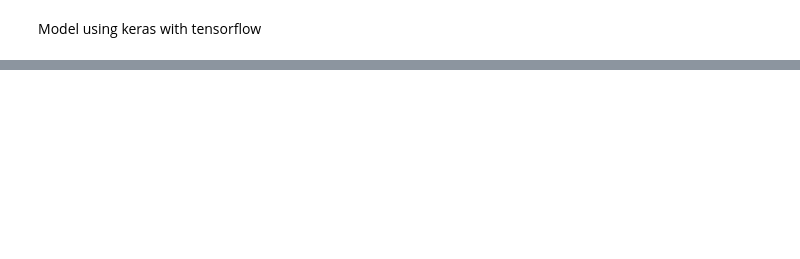
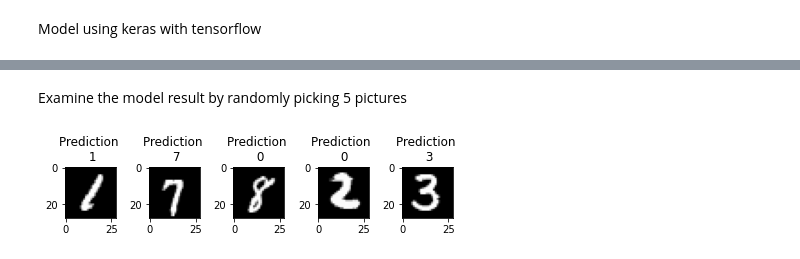
Before and after one commit to Violin1208/python_learning, a Jupyter notebook: MLweek1.ipynb, the cells around one changed output, grey strips where cells are left out. Drawn from its saved outputs; the diff is of its cells as text; code cells hidden in the pictures; blank space fills up the shorter version.

```diff
--- a/MLweek1.ipynb
+++ b/MLweek1.ipynb
@@ -99,0 +149,15 @@ _________________________________________________________________
+# %% [markdown]
+Examine the model result by randomly picking 5 pictures
+# %%
+random_numbers = np.random.choice(len(X_test), size=5)
+
+fig, ax = plt.subplots(1,len(random_numbers))
+for i, index in enumerate(random_numbers):
+  ax[i].imshow(X_test[index], cmap=plt.get_cmap('gray'))
+  input_data = np.array([X_test[index]])
+  prediction = model.predict(input_data)
+  ax[i].set_title('Prediction \n %d' %np.argmax(prediction[0]))
+
+plt.tight_layout()
+# %% [output]
+[figure, added]
```
Also changed, not shown: parts of 10 cells of this notebook.
